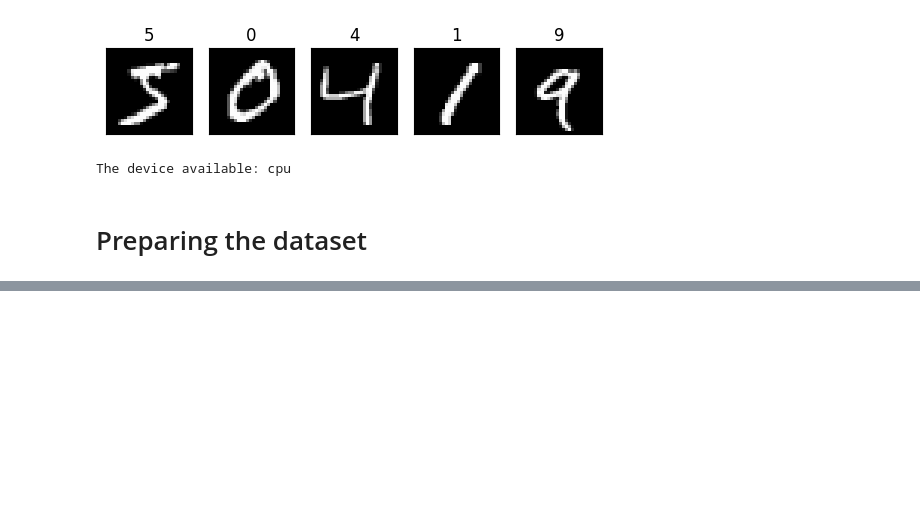
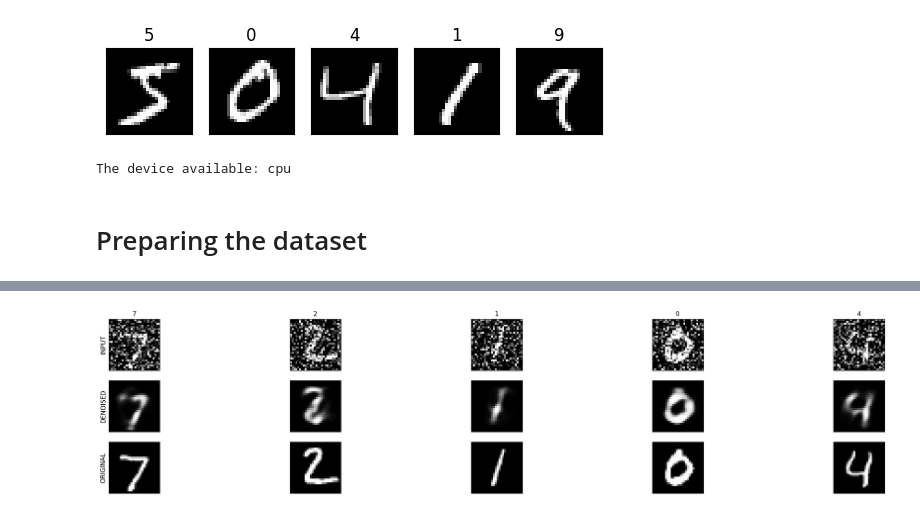
Before and after one commit to Sopralapanca/Pattern-Recognition, a Jupyter notebook: ASSIGNMENT_1_GIACOMO_CARFI_AUTOENCODER.ipynb, the cells around one changed output, grey strips where cells are left out. Saved outputs shown, nothing was run; the diff lists cells and outputs as text; code cells hidden in the pictures; blank space fills up the shorter version.

```diff
--- a/ASSIGNMENT_1_GIACOMO_CARFI_AUTOENCODER.ipynb
+++ b/ASSIGNMENT_1_GIACOMO_CARFI_AUTOENCODER.ipynb
@@ -93,0 +140,8 @@ test_loader = torch.utils.data.DataLoader(X_test, batch_size=20)
+# %%
+def evaluate(model, data, loss):
+  X_test_noisy = add_noise(data, 0, noise_std)
+  with torch.no_grad():
+    output = model(X_test_noisy)
+    error = loss(output, data)
+
+  return error, X_test_noisy, output
@@ -93,0 +175,22 @@ test_loader = torch.utils.data.DataLoader(X_test, batch_size=20)
+# %%
+class Autoencoder(nn.Module):
+  def __init__(self, input_dim, enc_dim):
+    super(Autoencoder, self).__init__()
+    # encoder made of one linear layer that maps a vector of size input dim into a vector of size enc_dim
+    self.dense1 = nn.Linear(input_dim, enc_dim)
+
+    # the decoder will reconstruct the image in the original space
+    self.dense2 = nn.Linear(enc_dim, input_dim)
+
+  def forward(self, x):
+    # encoding
+    x = F.relu(self.dense1(x))
+
+    # decoding
+    x = F.sigmoid(self.dense2(x))
+    return x
+# %%
+model = Autoencoder(X_train.shape[1], encoding_dim)
+optimizer = torch.optim.Adam(model.parameters(), lr=0.001)
+
+history = fit(epochs, model, loss, train_loader, optimizer)
@@ -93,0 +218,6 @@ test_loader = torch.utils.data.DataLoader(X_test, batch_size=20)
+# %%
+error, noisy, denoised = evaluate(model, X_test, loss)
+# %%
+check_results(noisy, denoised, X_test, y_test)
+# %% [output]
+[figure, added]
```
Also changed, not shown: parts of 11 cells of this notebook.
